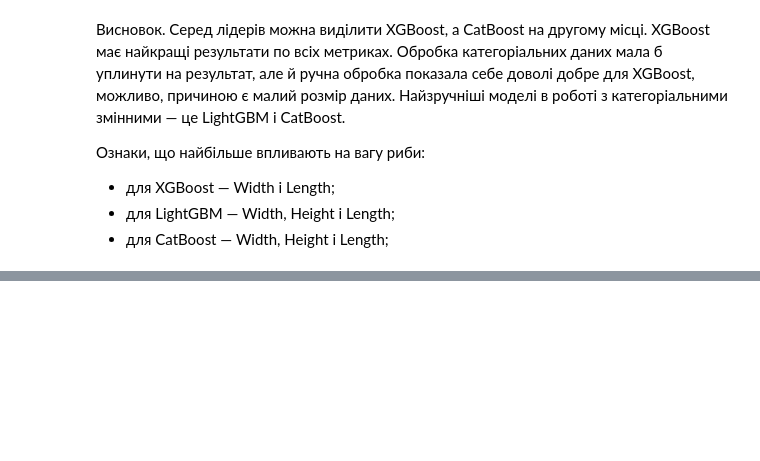
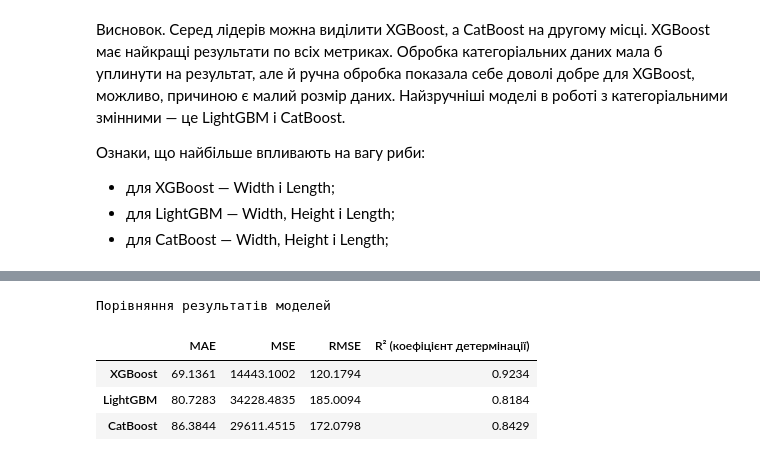
Before and after one commit to BogdanPinchuk/DataScience-PBY_HW14, a Jupyter notebook: Bohdan_Pinchuk_DS_HW14.ipynb, the cells around one changed output, grey strips where cells are left out. Saved outputs shown, nothing was run; the diff lists cells and outputs as text; code cells hidden in the pictures; blank space fills up the shorter version.

Commit message:
[Homework14] - updated model

```diff
--- a/Bohdan_Pinchuk_DS_HW14.ipynb
+++ b/Bohdan_Pinchuk_DS_HW14.ipynb
@@ -1968,6 +1968,7 @@ else:
         max_depth=5,
         learning_rate=0.05,
         random_state=rng_seed,
+        eval_metric='logloss',
         n_jobs=-1
     )
     model.fit(X_train_ohe, Y_train_ohe, verbose=0)
@@ -2303,0 +2560,22 @@ Reporter.print_concat_pd_reports(models, "Порівняння результа
+# %%
+# Comparing models
+
+from apps.reporter import Reporter
+
+# Input data
+models = [
+    ("XGBoost", df_xgboost_r),
+    ("LightGBM", df_lightgbm_r),
+    ("CatBoost", df_catboost_r),
+]
+
+# Solution
+
+# Print results
+Reporter.print_concat_pd_reports(models, "Порівняння результатів моделей")
+# %% [output]
+Порівняння результатів моделей
+|  | MAE | MSE | RMSE | R² (коефіцієнт детермінації) |
+| XGBoost | 69.1361 | 14443.1002 | 120.1794 | 0.9234 |
+| LightGBM | 80.7283 | 34228.4835 | 185.0094 | 0.8184 |
+| CatBoost | 86.3844 | 29611.4515 | 172.0798 | 0.8429 |
```
Also changed, not shown: parts of 6 cells of this notebook, 1 other file.
